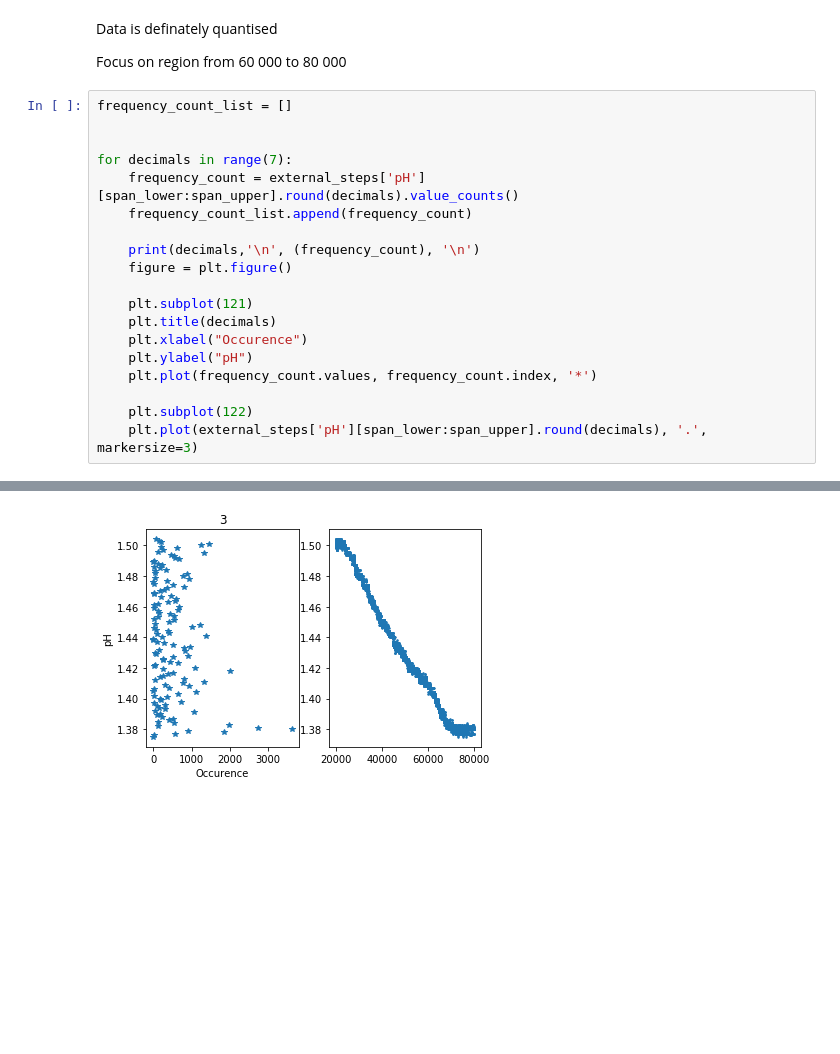
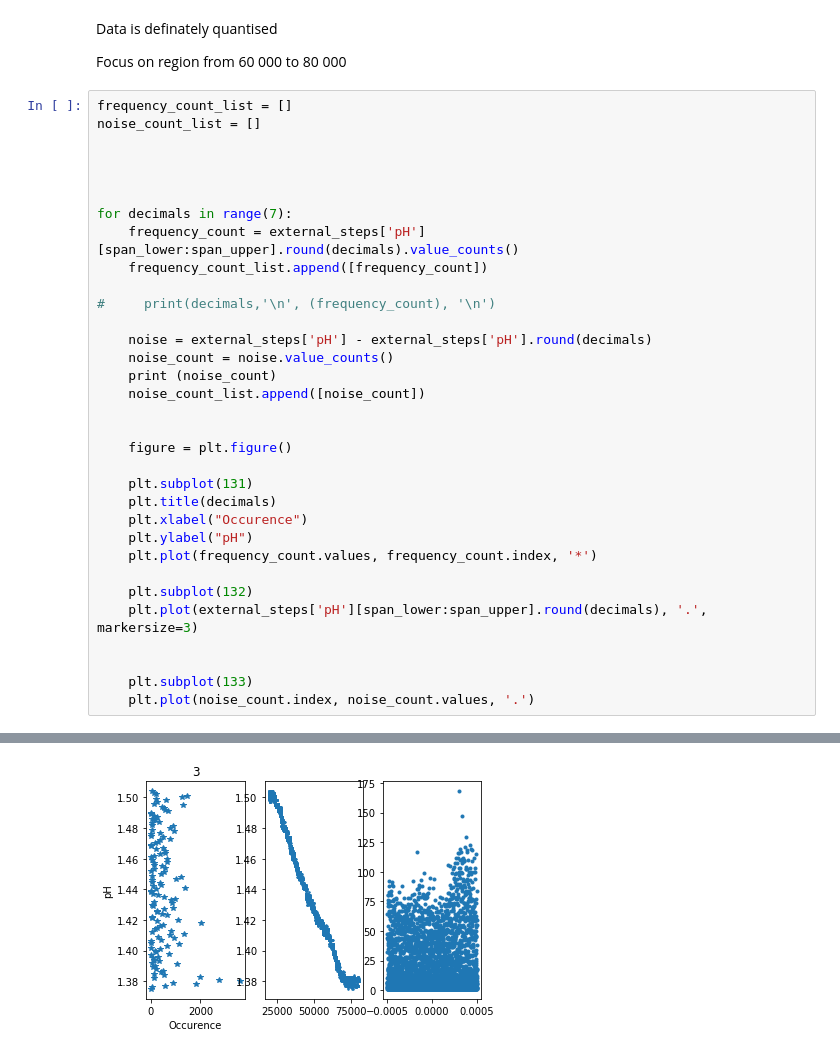
Before and after one commit to JarrydWebber/Jarryd-CSC, a Jupyter notebook: Quantisation Identification.ipynb, the cells around one changed output, grey strips where cells are left out. Saved outputs shown, nothing was run; the diff lists cells and outputs as text; blank space fills up the shorter version.

Commit message:
Noise Estimation Implemented

```diff
--- a/Quantisation Identification.ipynb
+++ b/Quantisation Identification.ipynb
@@ -59,21 +59,35 @@ Data is definately quantised
 Focus on region from 60 000 to 80 000
 # %%
 frequency_count_list = []
+noise_count_list = []
+
+
 
 
 for decimals in range(7):
     frequency_count = external_steps['pH'][span_lower:span_upper].round(decimals).value_counts()
-    frequency_count_list.append(frequency_count)
+    frequency_count_list.append([frequency_count])
 
-    print(decimals,'\n', (frequency_count), '\n')
+#     print(decimals,'\n', (frequency_count), '\n')
+
+    noise = external_steps['pH'] - external_steps['pH'].round(decimals)
+    noise_count = noise.value_counts()
+    print (noise_count)
+    noise_count_list.append([noise_count])
+
+
     figure = plt.figure()
 
-    plt.subplot(121)
+    plt.subplot(131)
     plt.title(decimals)
     plt.xlabel("Occurence")
     plt.ylabel("pH")
     plt.plot(frequency_count.values, frequency_count.index, '*')
 
-    plt.subplot(122)
+    plt.subplot(132)
     plt.plot(external_steps['pH'][span_lower:span_upper].round(decimals), '.', markersize=3)
+
+
+    plt.subplot(133)
+    plt.plot(noise_count.index, noise_count.values, '.')
 # %% [output]
@@ -100 +114 @@ Name: pH, Length: 14473, dtype: int64
-[figure, old version]
+[figure, new version]
```
Also changed, not shown: parts of 2 cells of this notebook.
